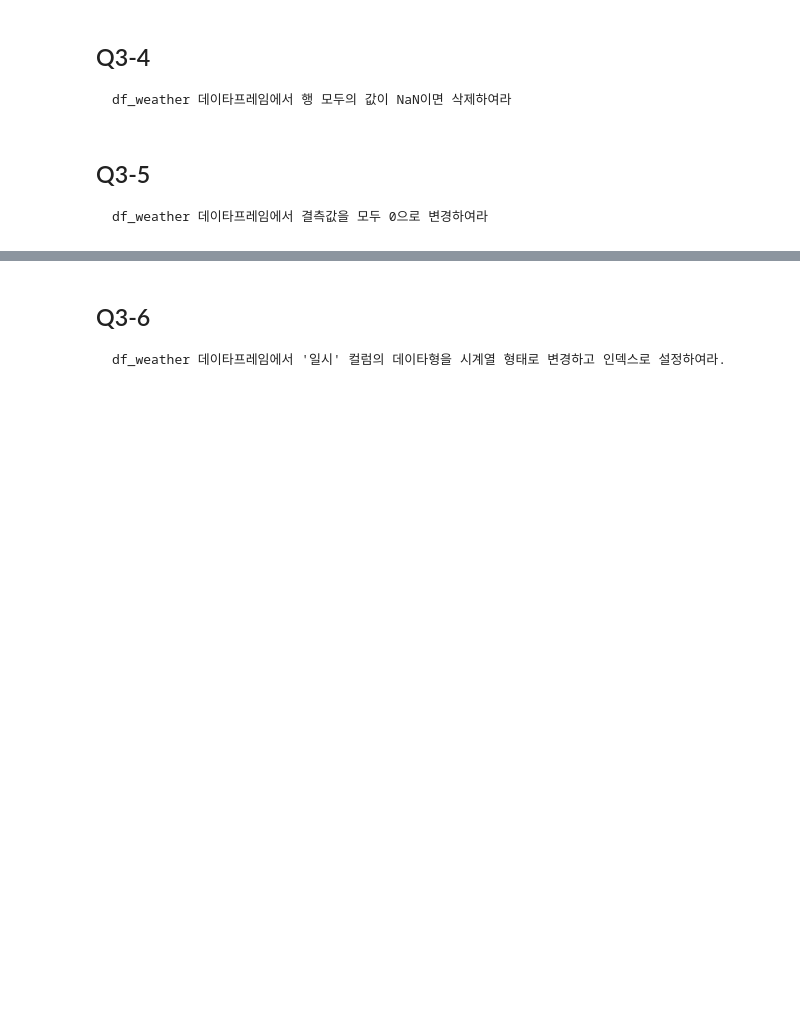
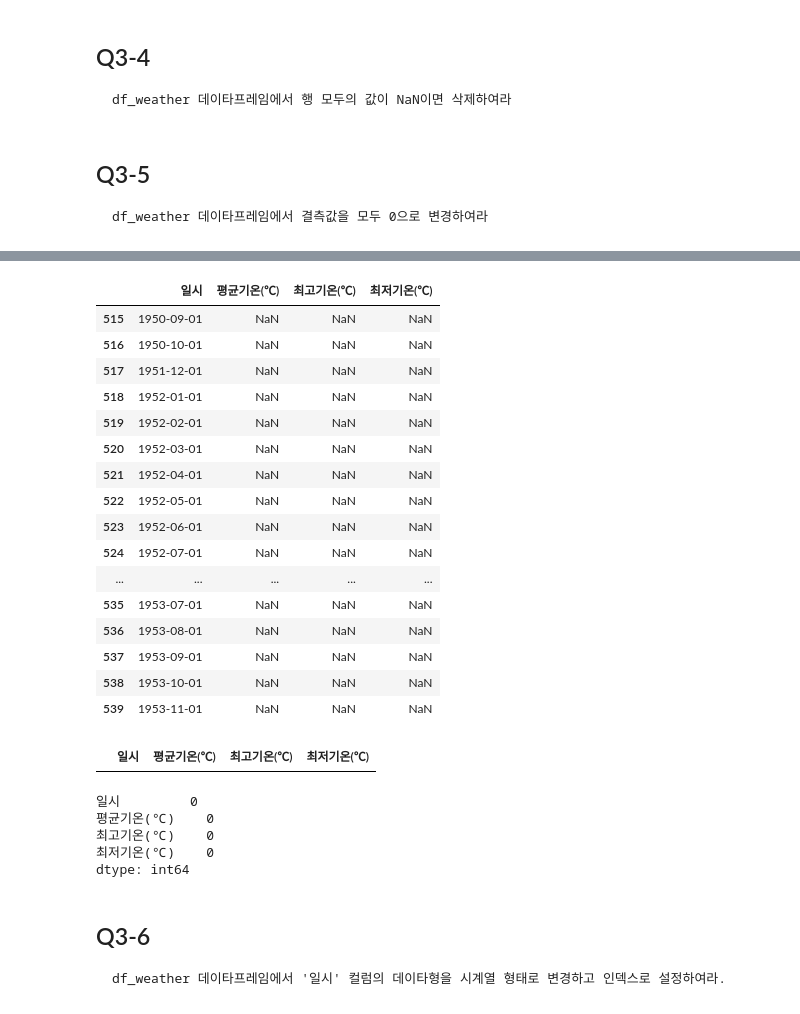
Before and after one commit to kesiss777/wassup3, a Jupyter notebook: 03_Data_Preprocessing/02_06_Pandas_Quiz1.ipynb, the cells around one changed output, grey strips where cells are left out. Drawn from its saved outputs; the diff is of its cells as text; code cells hidden in the pictures; blank space fills up the shorter version.

````diff
--- a/03_Data_Preprocessing/02_06_Pandas_Quiz1.ipynb
+++ b/03_Data_Preprocessing/02_06_Pandas_Quiz1.ipynb
@@ -326,0 +319,2 @@ df_student2.describe().loc[['mean', '25%', '50%', '75%']]
+# %%
+df_weather = pd.read_csv('data/기상온도_서울202012.csv', encoding='cp949', usecols=[2, 3, 5, 8])
@@ -349,6 +399,8 @@ Int64Index([1345, 1346, 1347, 1348, 1349, 1350, 1351, 1352], dtype='int64')
 ```
 df_weather 데이타프레임에서 행 모두의 값이 NaN이면 삭제하여라
 ```
+# %%
+df_weather.dropna(how="all", inplace=True)
 # %% [markdown]
 ## Q3-5
 ```
@@ -363,0 +409,20 @@ dtype: int64
+# %%
+df_weather[df_weather.isnull()['평균기온(℃)']]
+# %% [output]
+|  | 일시 | 평균기온(℃) | 최고기온(℃) | 최저기온(℃) |
+| 515 | 1950-09-01 | NaN | NaN | NaN |
+| 516 | 1950-10-01 | NaN | NaN | NaN |
+| 517 | 1951-12-01 | NaN | NaN | NaN |
+| 518 | 1952-01-01 | NaN | NaN | NaN |
+| 519 | 1952-02-01 | NaN | NaN | NaN |
+| 520 | 1952-03-01 | NaN | NaN | NaN |
+| 521 | 1952-04-01 | NaN | NaN | NaN |
+| 522 | 1952-05-01 | NaN | NaN | NaN |
+| 523 | 1952-06-01 | NaN | NaN | NaN |
+| 524 | 1952-07-01 | NaN | NaN | NaN |
+| ... | ... | ... | ... | ... |
+| 535 | 1953-07-01 | NaN | NaN | NaN |
+| 536 | 1953-08-01 | NaN | NaN | NaN |
+| 537 | 1953-09-01 | NaN | NaN | NaN |
+| 538 | 1953-10-01 | NaN | NaN | NaN |
+| 539 | 1953-11-01 | NaN | NaN | NaN |
@@ -364,3 +431,15 @@ dtype: int64
+# %%
+df_weather[df_weather.isnull()['평균기온(℃)']]
+# %% [output]
+|  | 일시 | 평균기온(℃) | 최고기온(℃) | 최저기온(℃) |
+# %%
+df_weather.isnull().sum()
+# %% [output]
+일시         0
+평균기온(℃)    0
+최고기온(℃)    0
+최저기온(℃)    0
+dtype: int64
 # %% [markdown]
 ## Q3-6
 ```
````
Also changed, not shown: parts of 20 cells of this notebook, 1 other file.
